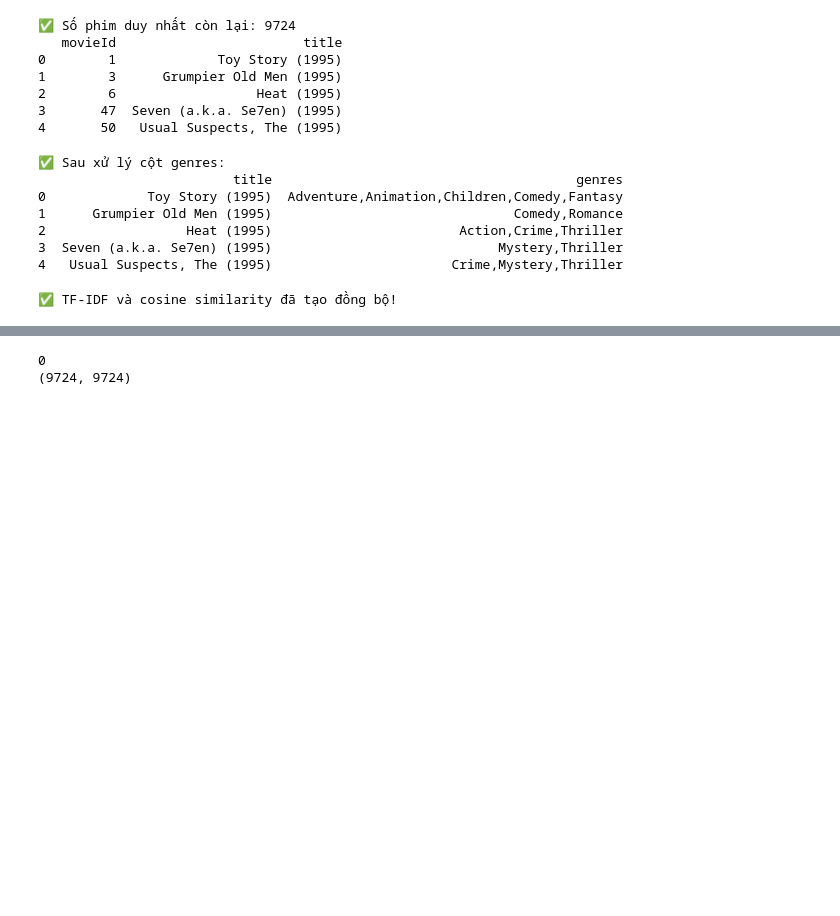
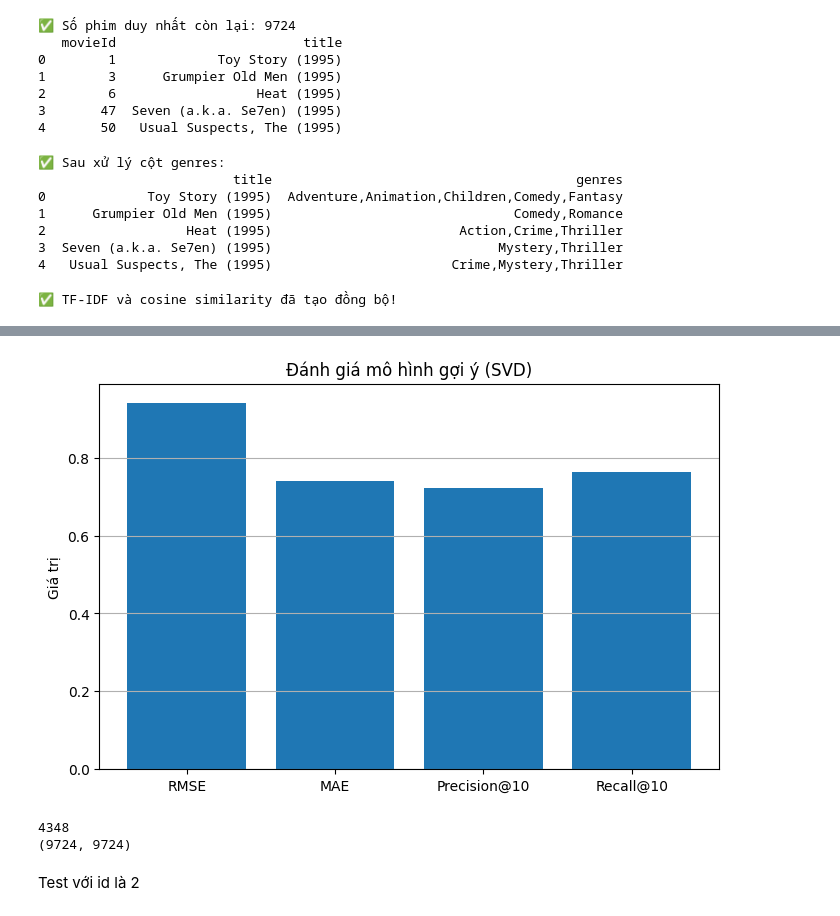
Before and after one commit to BaoHan1712/recommendation_system_movie, a Jupyter notebook: main.ipynb, the cells around one changed output, grey strips where cells are left out. Drawn from its saved outputs; the diff is of its cells as text; code cells hidden in the pictures; blank space fills up the shorter version.

```diff
--- a/main.ipynb
+++ b/main.ipynb
@@ -224,15 +239,23 @@ print("✅ TF-IDF và cosine similarity đã tạo đồng bộ!")
 # %%
-# Cell 4
-# Chuẩn bị dữ liệu cho Surprise
+from surprise import SVD, Dataset, Reader
+from surprise.model_selection import train_test_split, cross_validate
+
+# Cấu hình Reader cho dữ liệu rating (thang điểm 0.5–5.0)
 reader = Reader(rating_scale=(0.5, 5.0))
-dataset = Dataset.load_from_df(data[['userId', 'movieId', 'rating']], reader)
 
-# Chia tập train/test
-trainset, testset = train_test_split(dataset, test_size=0.3, random_state=42)
+# Chỉ lấy các cột cần thiết
+data_surprise = Dataset.load_from_df(data[['userId', 'movieId', 'rating']], reader)
 
-# Khởi tạo mô hình SVD
+# Chia train/test
+trainset, testset = train_test_split(data_surprise, test_size=0.2, random_state=42)
+
+# Huấn luyện mô hình SVD
 model = SVD(n_factors=50, random_state=42)
 model.fit(trainset)
 
-print("✅ Huấn luyện mô hình SVD xong!")
+# Lưu mô hình
+save_model(model, path='svd_model.pkl')
+
+# Dự đoán ví dụ
+predictions = model.test(testset)
 # %% [output]
@@ -239,0 +265,8 @@ print("✅ Huấn luyện mô hình SVD xong!")
+# %%
+from surprise import accuracy
+
+rmse = accuracy.rmse(predictions)
+mae = accuracy.mae(predictions)
+
+print(f"✅ RMSE: {rmse:.4f}")
+print(f"✅ MAE : {mae:.4f}")
@@ -240,3 +318,17 @@ print("✅ Huấn luyện mô hình SVD xong!")
+# %%
+import matplotlib.pyplot as plt
+
+metrics = ['RMSE', 'MAE', 'Precision@10', 'Recall@10']
+values = [rmse, mae, precision, recall]
+
+plt.figure(figsize=(8,5))
+plt.bar(metrics, values)
+plt.title("Đánh giá mô hình gợi ý (SVD)")
+plt.ylabel("Giá trị")
+plt.grid(axis='y')
+plt.show()
+# %% [output]
+[figure, added]
 # %%
 def hybrid_recommend(user_id, title, top_n=5):
     if title not in indices:
@@ -263,10 +355,12 @@ def hybrid_recommend(user_id, title, top_n=5):
     recommendations = similar_movies.sort_values('est_rating', ascending=False).head(top_n)
     return recommendations[['title', 'genres', 'est_rating']]
 # %%
-movie_input = "Toy Story (1995)"
+movie_input = "Presto (2008)"
 print(indices[movie_input])
 print(cosine_sim.shape)
 # %% [output]
-0
+4348
 (9724, 9724)
+# %% [markdown]
+Test với id là 2
 # %%
```
Also changed, not shown: parts of 10 cells of this notebook, 1 other file.
